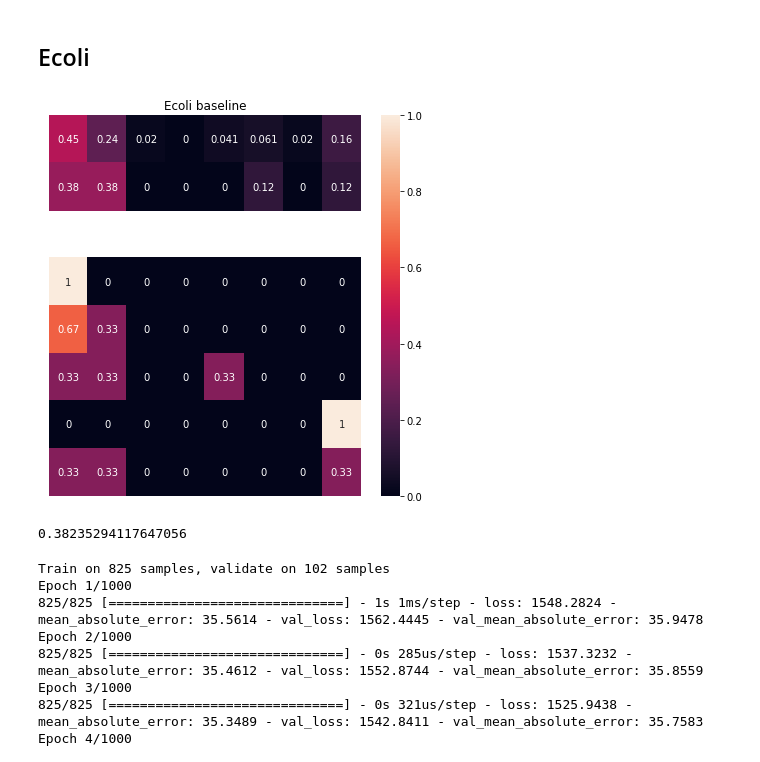
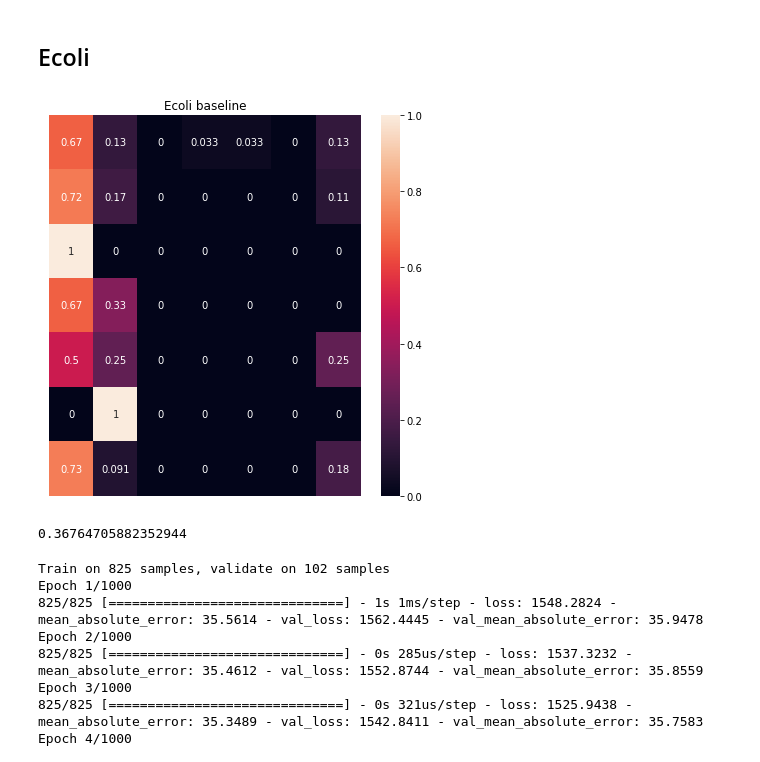
Before and after one commit to SimonMcDonnell/Dissertation, a Jupyter notebook: baseline_models.ipynb, the cells around one changed output. Cells and saved outputs as stored; diff of their text form; code cells hidden in the pictures.

```diff
--- a/baseline_models.ipynb
+++ b/baseline_models.ipynb
@@ -155,15 +155,15 @@ X_train, X_val, X_test, y_train, y_val, y_test = prepare_ecoli()
 # %%
 classifier = DummyClassifier()
 classifier.fit(X_train, y_train)
 pred = classifier.predict(X_test)
-plot_confusion(pred.argmax(axis=1), y_test.argmax(axis=1), [],
+plot_confusion(y_test.argmax(axis=1), pred.argmax(axis=1), [],
                'Ecoli baseline', 'graphs/ecoli/test/ecoli_baseline.pdf')
 # %% [output]
-[figure, old version]
+[figure, new version]
 # %%
-accuracy_score(pred.argmax(axis=1), y_test.argmax(axis=1))
+accuracy_score(y_test.argmax(axis=1), pred.argmax(axis=1))
 # %% [output]
-0.38235294117647056
+0.36764705882352944
 # %%
 np.random.seed(42)
 import random as rn
```
Also changed, not shown: 2 other files.
